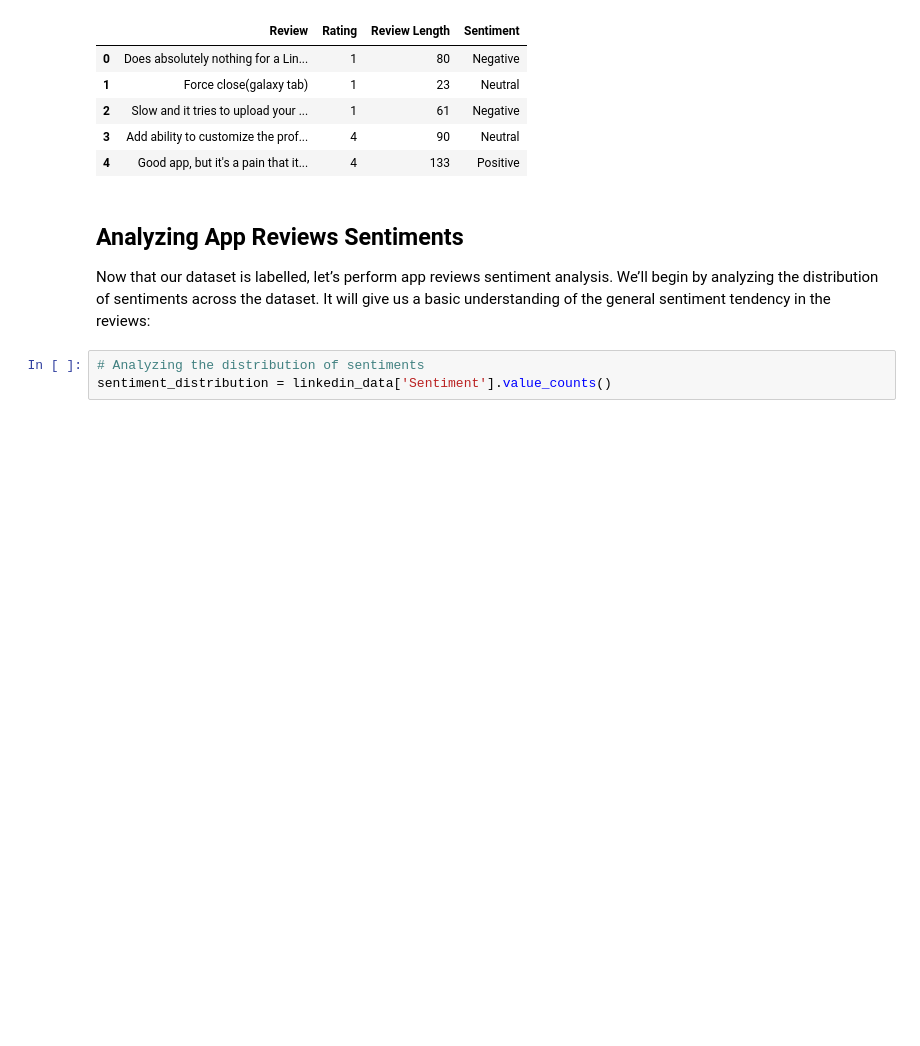
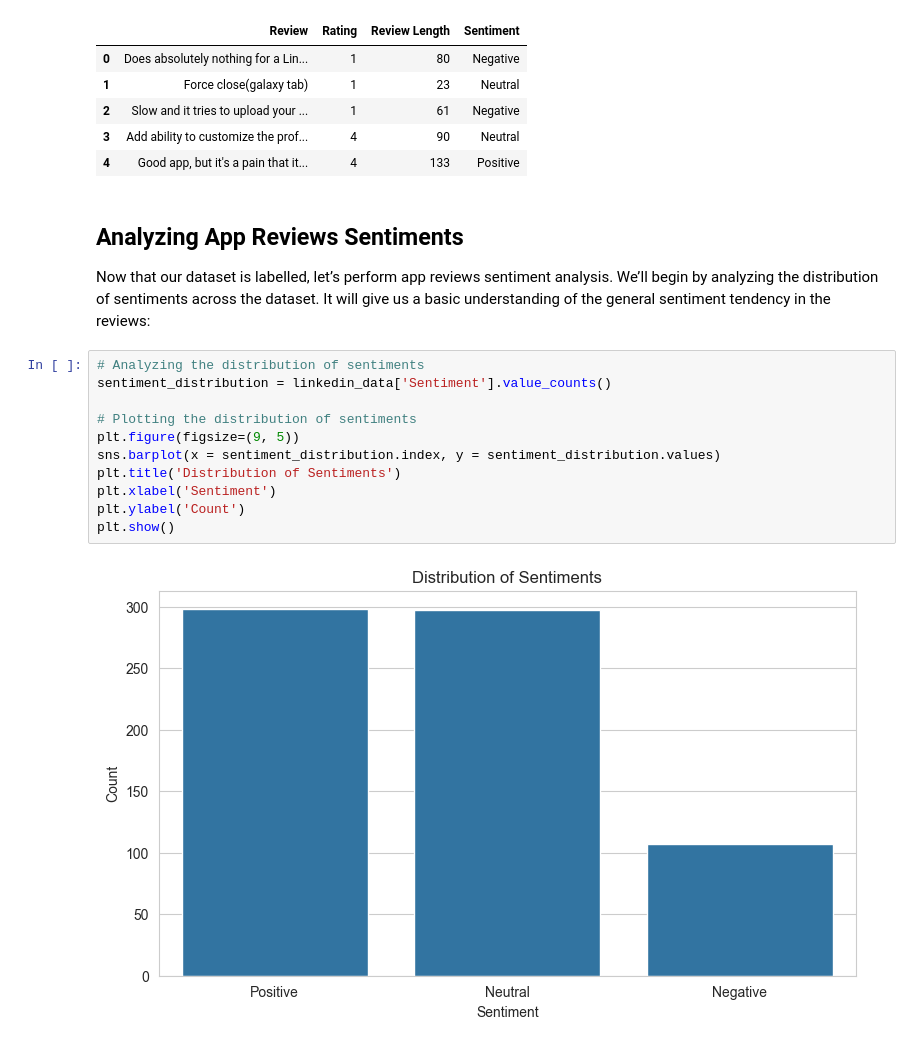
Before and after one commit to dedemilano/AppReviewsSentimentAnalysis, a Jupyter notebook: file.ipynb, the cells around one changed output. Drawn from its saved outputs; the diff is of its cells as text; blank space fills up the shorter version.

Commit message:
Analyzing App Reviews Sentiments

```diff
--- a/file.ipynb
+++ b/file.ipynb
@@ -107,6 +107,16 @@ linkedin_data.head()
 # %% [markdown]
 ## Analyzing App Reviews Sentiments
 Now that our dataset is labelled, let’s perform app reviews sentiment analysis. We’ll begin by analyzing the distribution of sentiments across the dataset. It will give us a basic understanding of the general sentiment tendency in the reviews:
-# %%
-# Analyzing the distribution of sentiments
-sentiment_distribution = linkedin_data['Sentiment'].value_counts()
+# %%
+# Analyzing the distribution of sentiments
+sentiment_distribution = linkedin_data['Sentiment'].value_counts()
+
+# Plotting the distribution of sentiments
+plt.figure(figsize=(9, 5))
+sns.barplot(x = sentiment_distribution.index, y = sentiment_distribution.values)
+plt.title('Distribution of Sentiments')
+plt.xlabel('Sentiment')
+plt.ylabel('Count')
+plt.show()
+# %% [output]
+[figure, added]
```
Also changed, not shown: parts of 4 cells of this notebook.
